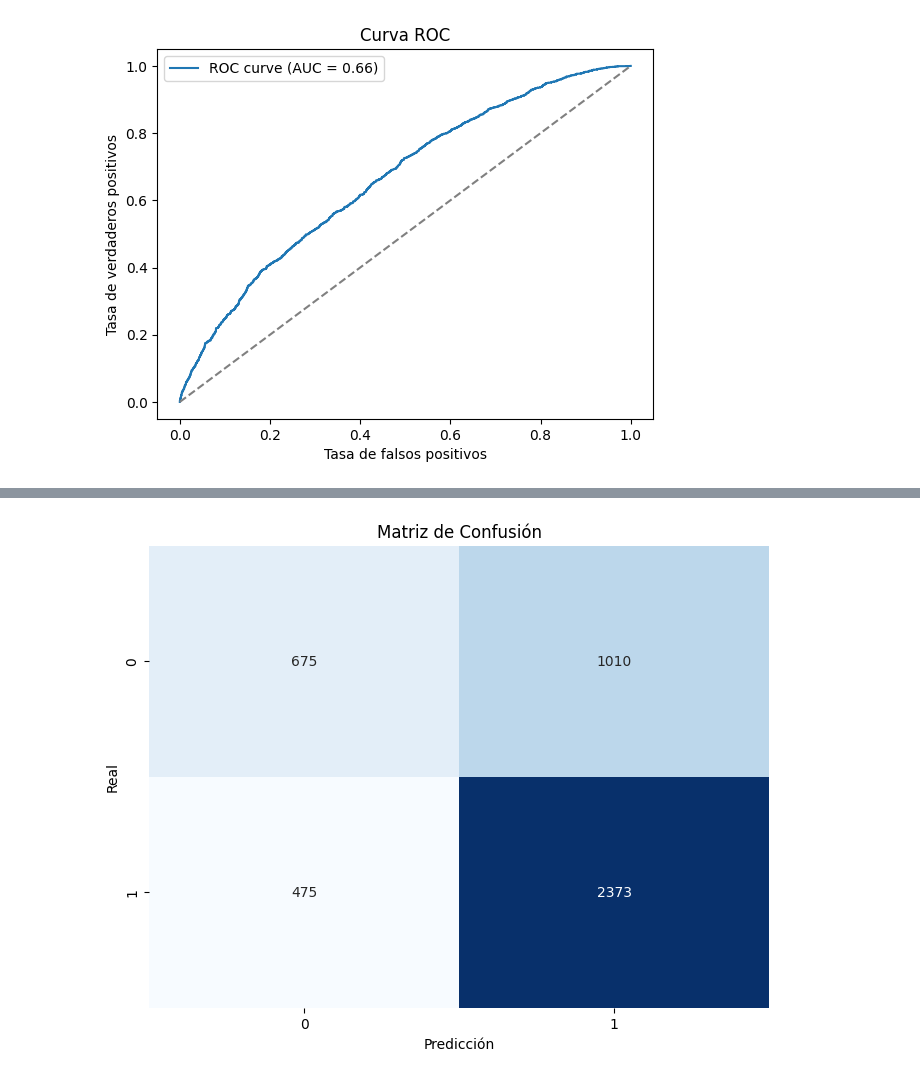
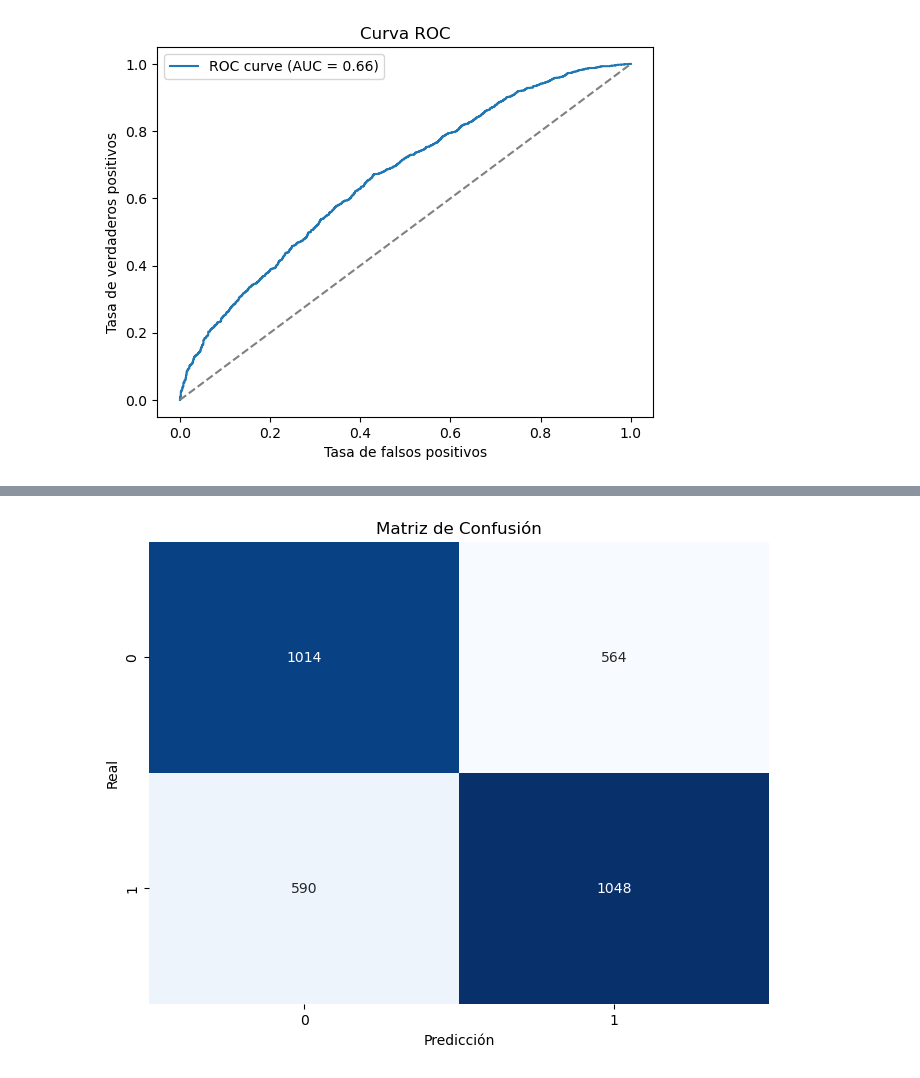
Before and after one commit to angelargd8/Proyecto3-MDD, a Jupyter notebook: redes.ipynb, the cells around one changed output, grey strips where cells are left out. Saved outputs shown, nothing was run; the diff lists cells and outputs as text; code cells hidden in the pictures.

```diff
--- a/redes.ipynb
+++ b/redes.ipynb
@@ -38,3 +38,20 @@ df['CONDUCENTE'] = df['CONDUCENTE'].replace({2.0: 0, 9.0: 0})
 
 # Eliminar filas con valores nulos en la variable objetivo
 df = df.dropna(subset=['CONDUCENTE'])
+
+#submuestreo
+
+#separar por clase
+df_1 = df[df['CONDUCENTE'] == 1]
+df_0 = df[df['CONDUCENTE'] == 0]
+
+# Submuestreo de la clase mayoritaria (1.0)
+df_1_downsampled = df_1.sample(len(df_0), random_state=42)
+
+# Unir los conjuntos balanceados
+df = pd.concat([df_1_downsampled, df_0])
+
+# Mezclar el dataframe
+df = df.sample(frac=1, random_state=42).reset_index(drop=True)
+
+df.value_counts('CONDUCENTE')
@@ -232,7 +255,7 @@ plt.title('Curva ROC')
 plt.legend()
 plt.show()
 # %% [output]
-[figure, old version]
+[figure, new version]
 # %%
 # Crear un pipeline con el preprocesamiento y el clasificador
 model3 = Pipeline(steps=[
@@ -260,17 +283,55 @@ Pipeline(steps=[('preprocessor',
                  MLPClassifier(alpha=0.1, hidden_layer_sizes=50, max_iter=800,
                                random_state=42))])
 # %%
-y_pred = model3.predict(X_test)
-y_pred
+from sklearn.model_selection import GridSearchCV
+from sklearn.neural_network import MLPClassifier
+
+# Pipeline base con nombre 'classifier' para que GridSearchCV pueda modificarlo
+pipeline_nn = Pipeline(steps=[
+    ('preprocessor', preprocessor),
+    ('classifier', MLPClassifier(max_iter=1000, random_state=42, early_stopping=True))
+])
+
+# Hiperparámetros a probar
+param_grid = {
+    'classifier__hidden_layer_sizes': [(50,), (64, 32), (100,)],
+    'classifier__alpha': [0.0001, 0.001],
+    'classifier__learning_rate_init': [0.001, 0.01]
+}
+
+# Búsqueda con validación cruzada
+grid_search_nn = GridSearchCV(
+    estimator=pipeline_nn,
+    param_grid=param_grid,
+    scoring='f1_macro',
+    cv=5,
+    n_jobs=-1,
+    verbose=2
+)
+
+# Entrenar el modelo y buscar los mejores hiperparámetros
+grid_search_nn.fit(X_train, y_train)
+
+# Resultados
+print("Mejores parámetros encontrados:")
+print(grid_search_nn.best_params_)
+
+print("Mejor F1 macro en validación cruzada:", grid_search_nn.best_score_)
+
+# Guardar el mejor modelo
+best_nn_model = grid_search_nn.best_estimator_
+
+# Evaluar en test
+from sklearn.metrics import classification_report, confusion_matrix, roc_auc_score
+
+y_pred = best_nn_model.predict(X_test)
+y_proba = best_nn_model.predict_proba(X_test)[:, 1]
+
+print("Reporte de clasificación:\n", classification_report(y_test, y_pred))
+print("ROC AUC Score:", roc_auc_score(y_test, y_proba))
+
 cm = confusion_matrix(y_test,y_pred)
-accuracy=accuracy_score(y_test,y_pred)
-precision =precision_score(y_test, y_pred,average='micro')
-recall =  recall_score(y_test, y_pred,average='micro')
-f1 = f1_score(y_test,y_pred,average='micro')
-print('Matriz de confusión\n',cm)
-print('Accuracy: ',accuracy)
-print('Precision: ', precision)
-print('recall: ',recall)
+print("Matriz de confusión:\n", cm)
 
 plt.figure(figsize=(8,6))
 sns.heatmap(cm, annot=True, fmt='d', cmap='Blues', cbar=False,
@@ -289,4 +362,4 @@ recall:  0.6724023825281271
-[figure, old version]
+[figure, new version]
 # %%
 from sklearn.metrics import roc_curve, auc
 import matplotlib.pyplot as plt
```
Also changed, not shown: parts of 7 cells of this notebook, 1 other file.
